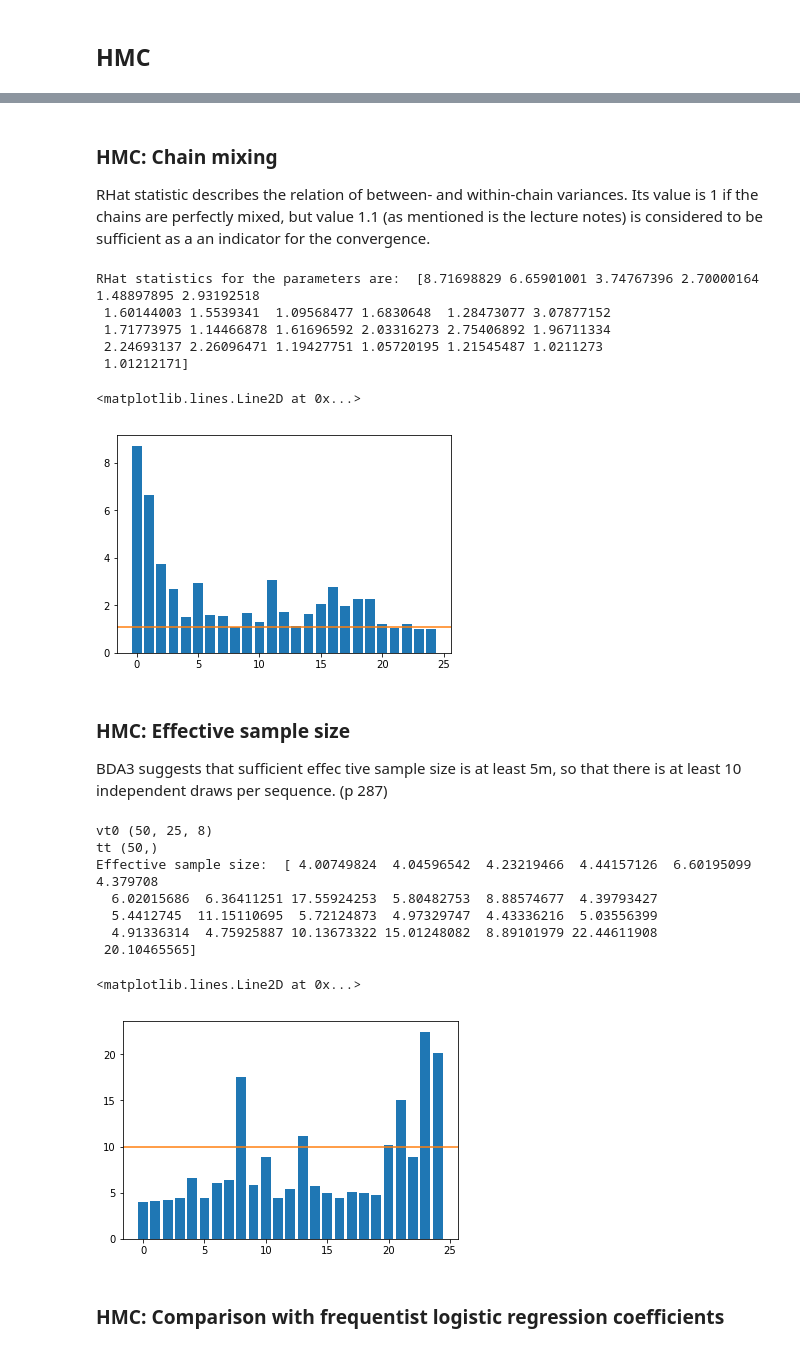
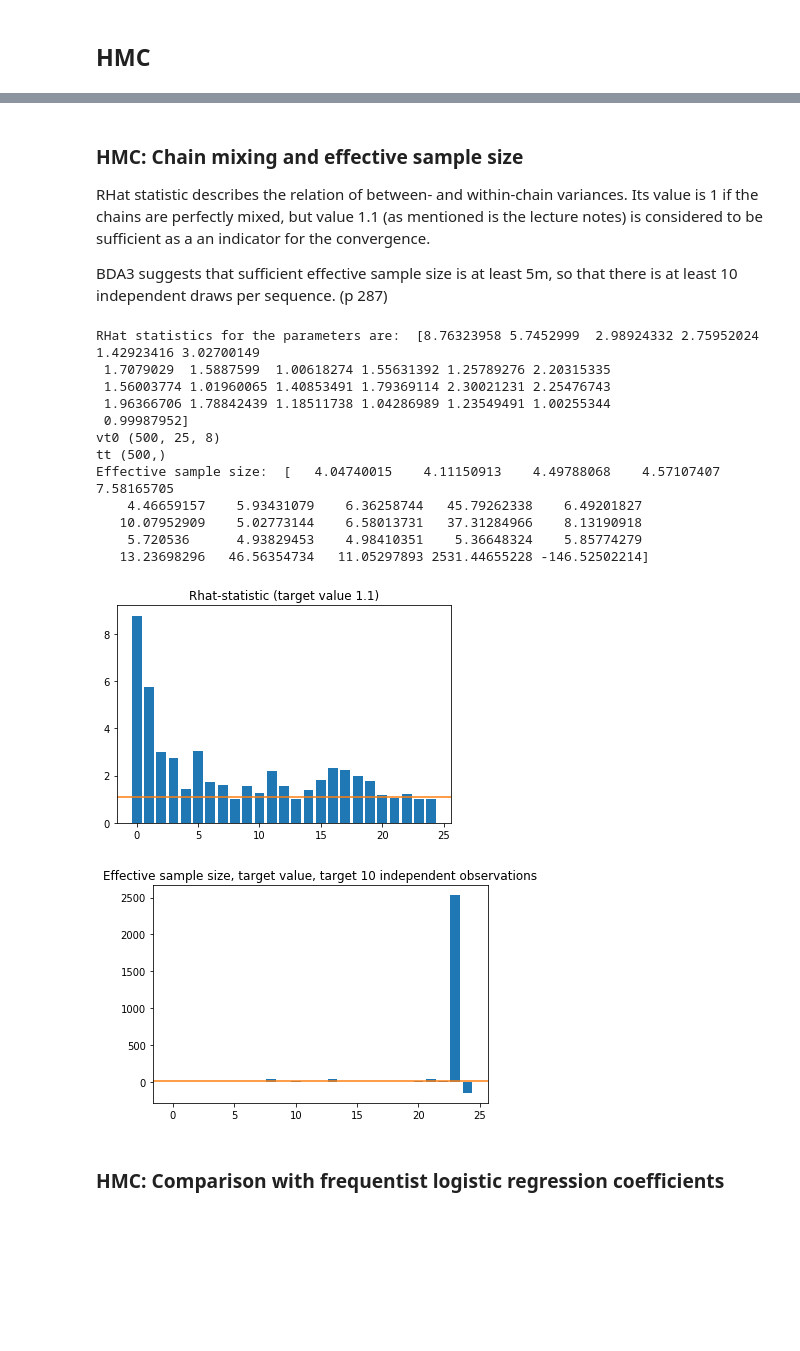
Before and after one commit to suvivainio/cs2, a Jupyter notebook: The No-U-Turn Sampler.ipynb, the cells around one changed output, grey strips where cells are left out. Cells and saved outputs as stored; diff of their text form; code cells hidden in the pictures; blank space fills up the shorter version.

```diff
--- a/The No-U-Turn Sampler.ipynb
+++ b/The No-U-Turn Sampler.ipynb
@@ -218,46 +202,27 @@ Acceptance rate:  0.5
 # %% [markdown]
-### HMC: Chain mixing
+### HMC: Chain mixing and effective sample size
 RHat statistic describes the relation of between- and within-chain variances. Its value is 1 if the chains are perfectly mixed, but value 1.1 (as mentioned is the lecture notes) is considered to be sufficient as a an indicator for the convergence.
+
+BDA3 suggests that sufficient effective sample size is at least 5m, so that there is at least 10 independent draws per sequence. (p 287)
-# %%
-import ChainMix
-importlib.reload(ChainMix)
-
-hmcTheta1=np.zeros([size//4, 25, 8])
-for i in range(4):
-    hmcTheta1[:,:,i]=hmcTheta0[:size//4,:,i]
-    hmcTheta1[:,:,i+1]=hmcTheta0[size//4:,:,i]
-
-rHat=ChainMix.ChainMix(hmcTheta1)
-print('RHat statistics for the parameters are: ', rHat)
-plt.bar(range(len(rHat)),height=rHat)
-plt.axhline(y=1.1, color='tab:orange')
-# %% [output]
-RHat statistics for the parameters are:  [8.71698829 6.65901001 3.74767396 2.70000164 1.48897895 2.93192518
- 1.60144003 1.5539341  1.09568477 1.6830648  1.28473077 3.07877152
- 1.71773975 1.14466878 1.61696592 2.03316273 2.75406892 1.96711334
- 2.24693137 2.26096471 1.19427751 1.05720195 1.21545487 1.0211273
- 1.01212171]
-<matplotlib.lines.Line2D at 0x...>
-[figure, removed]
-# %% [markdown]
-### HMC: Effective sample size
-BDA3 suggests that sufficient effec
-tive sample size is at least 5m, so that there is at least 10 independent draws per sequence. (p 287)
-# %%
-hmcEff=Neff.Neff(hmcTheta1)
-print('Effective sample size: ', hmcEff)
-plt.bar(range(len(hmcEff)),height=hmcEff)
-plt.axhline(y=10.0, color='tab:orange')
-# %% [output]
-vt0 (50, 25, 8)
-tt (50,)
-Effective sample size:  [ 4.00749824  4.04596542  4.23219466  4.44157126  6.60195099  4.379708
-  6.02015686  6.36411251 17.55924253  5.80482753  8.88574677  4.39793427
-  5.4412745  11.15110695  5.72124873  4.97329747  4.43336216  5.03556399
-  4.91336314  4.75925887 10.13673322 15.01248082  8.89101979 22.44611908
- 20.10465565]
-<matplotlib.lines.Line2D at 0x...>
-[figure, removed]
+# %%
+import ConvergenceTests
+importlib.reload(ConvergenceTests)
+hmcTheta1=ConvergenceTests.ConvergenceTest(hmcTheta0)
+# %% [output]
+RHat statistics for the parameters are:  [8.76323958 5.7452999  2.98924332 2.75952024 1.42923416 3.02700149
+ 1.7079029  1.5887599  1.00618274 1.55631392 1.25789276 2.20315335
+ 1.56003774 1.01960065 1.40853491 1.79369114 2.30021231 2.25476743
+ 1.96366706 1.78842439 1.18511738 1.04286989 1.23549491 1.00255344
+ 0.99987952]
+vt0 (500, 25, 8)
+tt (500,)
+Effective sample size:  [   4.04740015    4.11150913    4.49788068    4.57107407    7.58165705
+    4.46659157    5.93431079    6.36258744   45.79262338    6.49201827
+   10.07952909    5.02773144    6.58013731   37.31284966    8.13190918
+    5.720536      4.93829453    4.98410351    5.36648324    5.85774279
+   13.23698296   46.56354734   11.05297893 2531.44655228 -146.52502214]
+[figure, added]
+[figure, added]
 # %% [markdown]
 ### HMC: Comparison with frequentist logistic regression coefficients
 # %%
```
Also changed, not shown: parts of 26 cells of this notebook, 2 other files.
